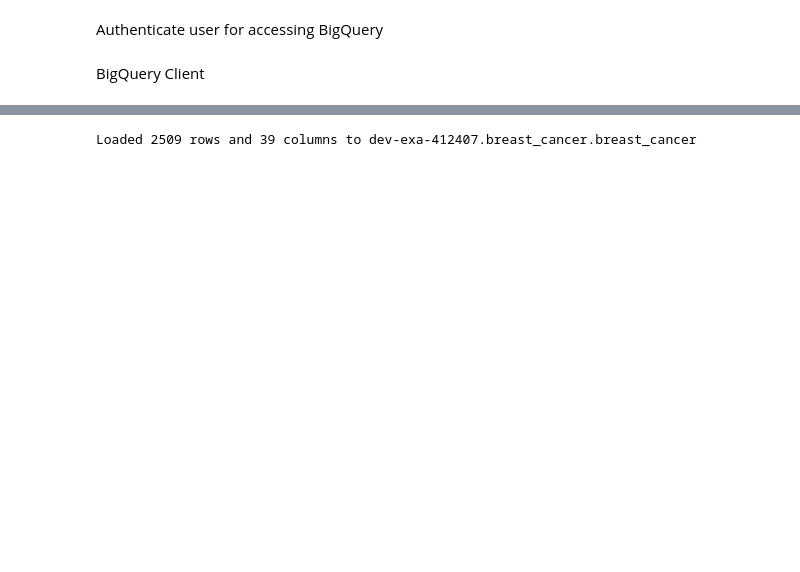
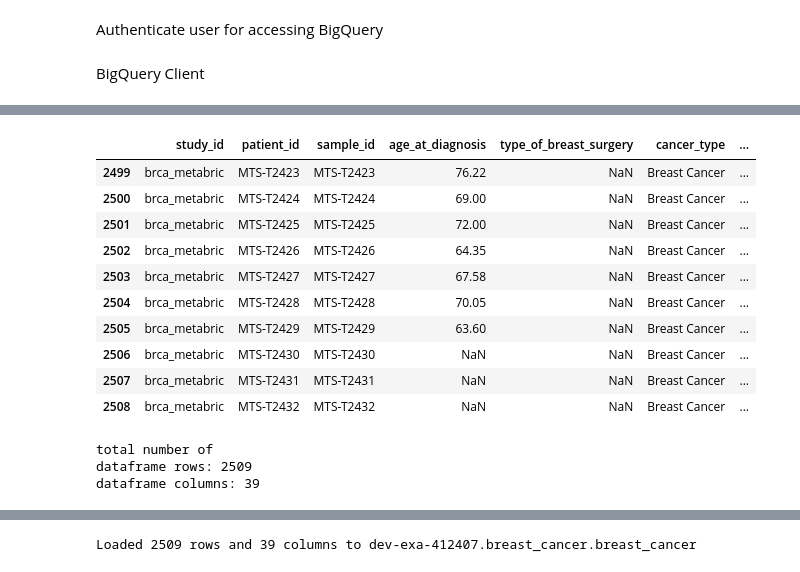
Before and after one commit to latestcomment/analytics_breast_cancer, a Jupyter notebook: load_to_bigquery.ipynb, the cells around one changed output, grey strips where cells are left out. Saved outputs shown, nothing was run; the diff lists cells and outputs as text; code cells hidden in the pictures; blank space fills up the shorter version.

```diff
--- a/load_to_bigquery.ipynb
+++ b/load_to_bigquery.ipynb
@@ -61,0 +58,25 @@ df.head()
+# %%
+df.tail(10)
+# %% [output]
+|  | study_id | patient_id | sample_id | age_at_diagnosis | type_of_breast_surgery | cancer_type | ... |
+| 2499 | brca_metabric | MTS-T2423 | MTS-T2423 | 76.22 | NaN | Breast Cancer | ... |
+| 2500 | brca_metabric | MTS-T2424 | MTS-T2424 | 69.00 | NaN | Breast Cancer | ... |
+| 2501 | brca_metabric | MTS-T2425 | MTS-T2425 | 72.00 | NaN | Breast Cancer | ... |
+| 2502 | brca_metabric | MTS-T2426 | MTS-T2426 | 64.35 | NaN | Breast Cancer | ... |
+| 2503 | brca_metabric | MTS-T2427 | MTS-T2427 | 67.58 | NaN | Breast Cancer | ... |
+| 2504 | brca_metabric | MTS-T2428 | MTS-T2428 | 70.05 | NaN | Breast Cancer | ... |
+| 2505 | brca_metabric | MTS-T2429 | MTS-T2429 | 63.60 | NaN | Breast Cancer | ... |
+| 2506 | brca_metabric | MTS-T2430 | MTS-T2430 | NaN | NaN | Breast Cancer | ... |
+| 2507 | brca_metabric | MTS-T2431 | MTS-T2431 | NaN | NaN | Breast Cancer | ... |
+| 2508 | brca_metabric | MTS-T2432 | MTS-T2432 | NaN | NaN | Breast Cancer | ... |
+# %%
+# dataframe shape
+df.shape
+print(f'''total number of
+dataframe rows: {df.shape[0]}
+dataframe columns: {df.shape[1]}
+''')
+# %% [output]
+total number of
+dataframe rows: 2509
+dataframe columns: 39
```
Also changed, not shown: parts of 20 cells of this notebook.
